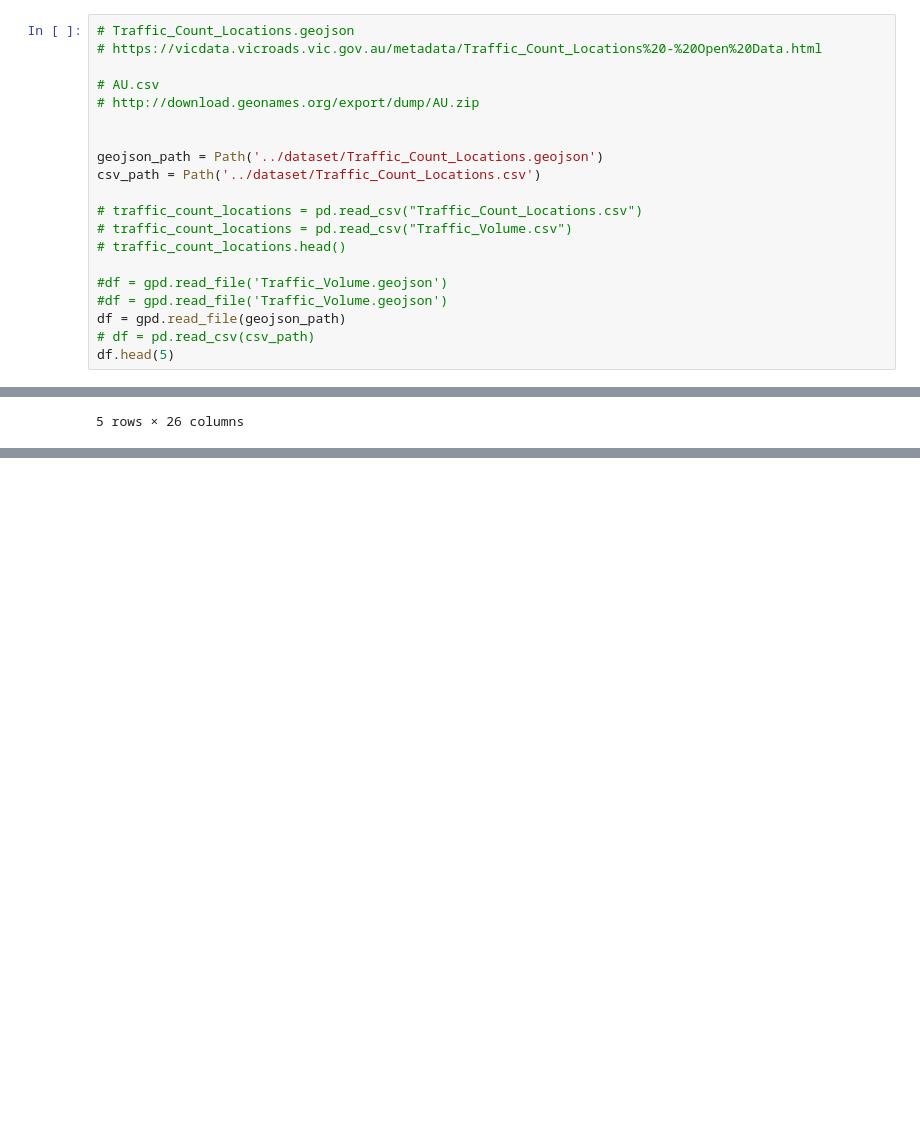
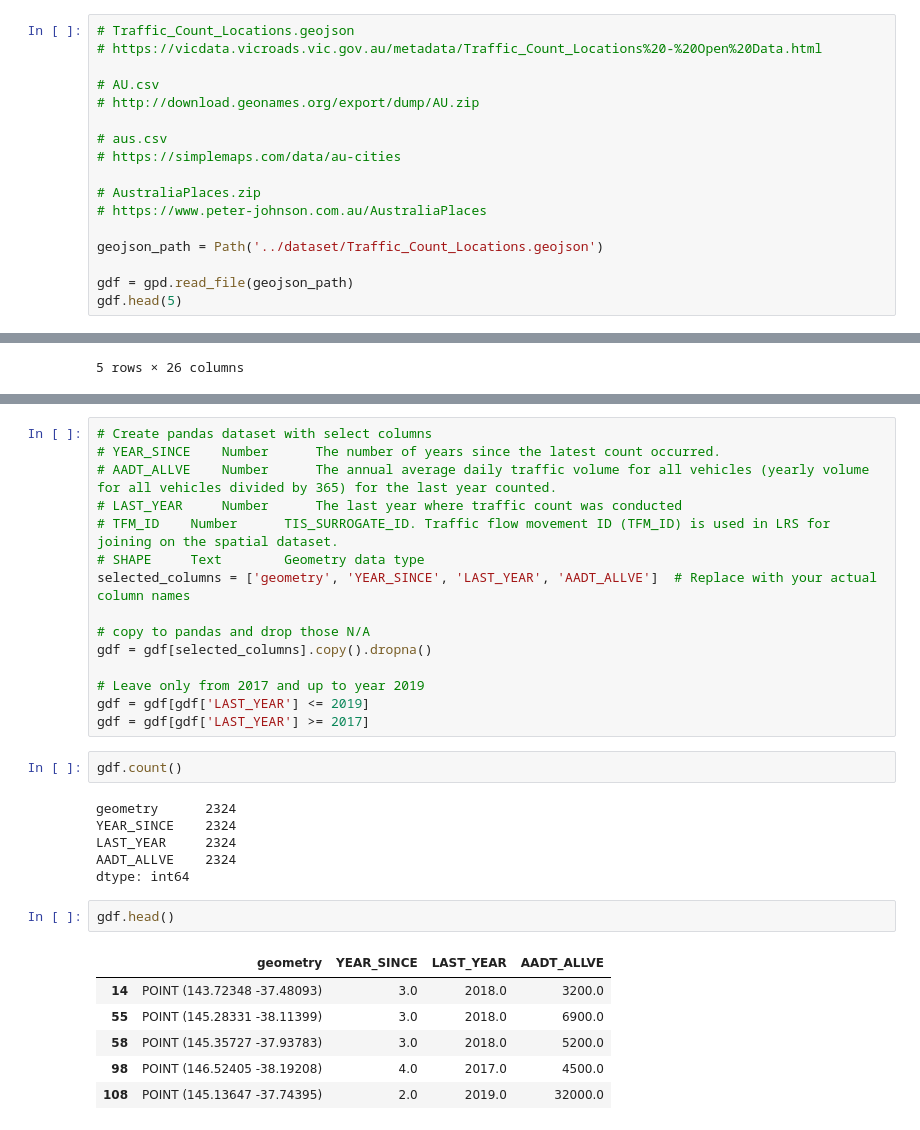
Before and after one commit to NatashaElliott/challenge-7, a Jupyter notebook: source/Traffic_Count_Locations.ipynb, the cells around one changed output, grey strips where cells are left out. Drawn from its saved outputs; the diff is of its cells as text; blank space fills up the shorter version.

```diff
--- a/source/Traffic_Count_Locations.ipynb
+++ b/source/Traffic_Count_Locations.ipynb
@@ -12,19 +13,16 @@ import folium
 # AU.csv
 # http://download.geonames.org/export/dump/AU.zip
 
+# aus.csv
+# https://simplemaps.com/data/au-cities
+
+# AustraliaPlaces.zip
+# https://www.peter-johnson.com.au/AustraliaPlaces
 
 geojson_path = Path('../dataset/Traffic_Count_Locations.geojson')
-csv_path = Path('../dataset/Traffic_Count_Locations.csv')
 
-# traffic_count_locations = pd.read_csv("Traffic_Count_Locations.csv")
-# traffic_count_locations = pd.read_csv("Traffic_Volume.csv")
-# traffic_count_locations.head()
-
-#df = gpd.read_file('Traffic_Volume.geojson')
-#df = gpd.read_file('Traffic_Volume.geojson')
-df = gpd.read_file(geojson_path)
-# df = pd.read_csv(csv_path)
-df.head(5)
+gdf = gpd.read_file(geojson_path)
+gdf.head(5)
 # %% [output]
 |  | OBJECTID | TFM_ID | TFM_LRS_ID | TFM_DESC | TFM_TYP_DE | MOVEMENT_T | SITE_DESC | ROAD_NBR | DECLARED_R | ... |
 | 0 | 1 | 14304 | 36573 | PUNT RD N OF ROWENA PDE | INTERSECTION | All Moves | PUNT RD/ROWENA PDE | 2080 | HODDLE HIGHWAY | ... |
@@ -110,3 +105,35 @@ location_names = small_df['geometry'].tolist()
 print(location_names)
 # %% [output]
 [<POINT (145 -37.8)>, <POINT (145 -37.8)>, <POINT (144 -37)>, <POINT (145 -37.8)>, <POINT (145 -37.7)>, <POINT (145 -37.6)>, <POINT (142 -38.1)>, <POINT (145 -38.1)>, <POINT (145 -38)>, <POINT (145 -3 ...
+# %%
+# Create pandas dataset with select columns
+# YEAR_SINCE 	Number 	  	The number of years since the latest count occurred.
+# AADT_ALLVE 	Number 	  	The annual average daily traffic volume for all vehicles (yearly volume for all vehicles divided by 365) for the last year counted.
+# LAST_YEAR 	Number 	  	The last year where traffic count was conducted
+# TFM_ID 	Number 	  	TIS_SURROGATE_ID. Traffic flow movement ID (TFM_ID) is used in LRS for joining on the spatial dataset.
+# SHAPE 	Text 	  	Geometry data type
+selected_columns = ['geometry', 'YEAR_SINCE', 'LAST_YEAR', 'AADT_ALLVE']  # Replace with your actual column names
+
+# copy to pandas and drop those N/A
+gdf = gdf[selected_columns].copy().dropna()
+
+# Leave only from 2017 and up to year 2019
+gdf = gdf[gdf['LAST_YEAR'] <= 2019]
+gdf = gdf[gdf['LAST_YEAR'] >= 2017]
+# %%
+gdf.count()
+# %% [output]
+geometry      2324
+YEAR_SINCE    2324
+LAST_YEAR     2324
+AADT_ALLVE    2324
+dtype: int64
+# %%
+gdf.head()
+# %% [output]
+|  | geometry | YEAR_SINCE | LAST_YEAR | AADT_ALLVE |
+| 14 | POINT (143.72348 -37.48093) | 3.0 | 2018.0 | 3200.0 |
+| 55 | POINT (145.28331 -38.11399) | 3.0 | 2018.0 | 6900.0 |
+| 58 | POINT (145.35727 -37.93783) | 3.0 | 2018.0 | 5200.0 |
+| 98 | POINT (146.52405 -38.19208) | 4.0 | 2017.0 | 4500.0 |
+| 108 | POINT (145.13647 -37.74395) | 2.0 | 2019.0 | 32000.0 |
```
Also changed, not shown: parts of 9 cells of this notebook, 1 other file.
